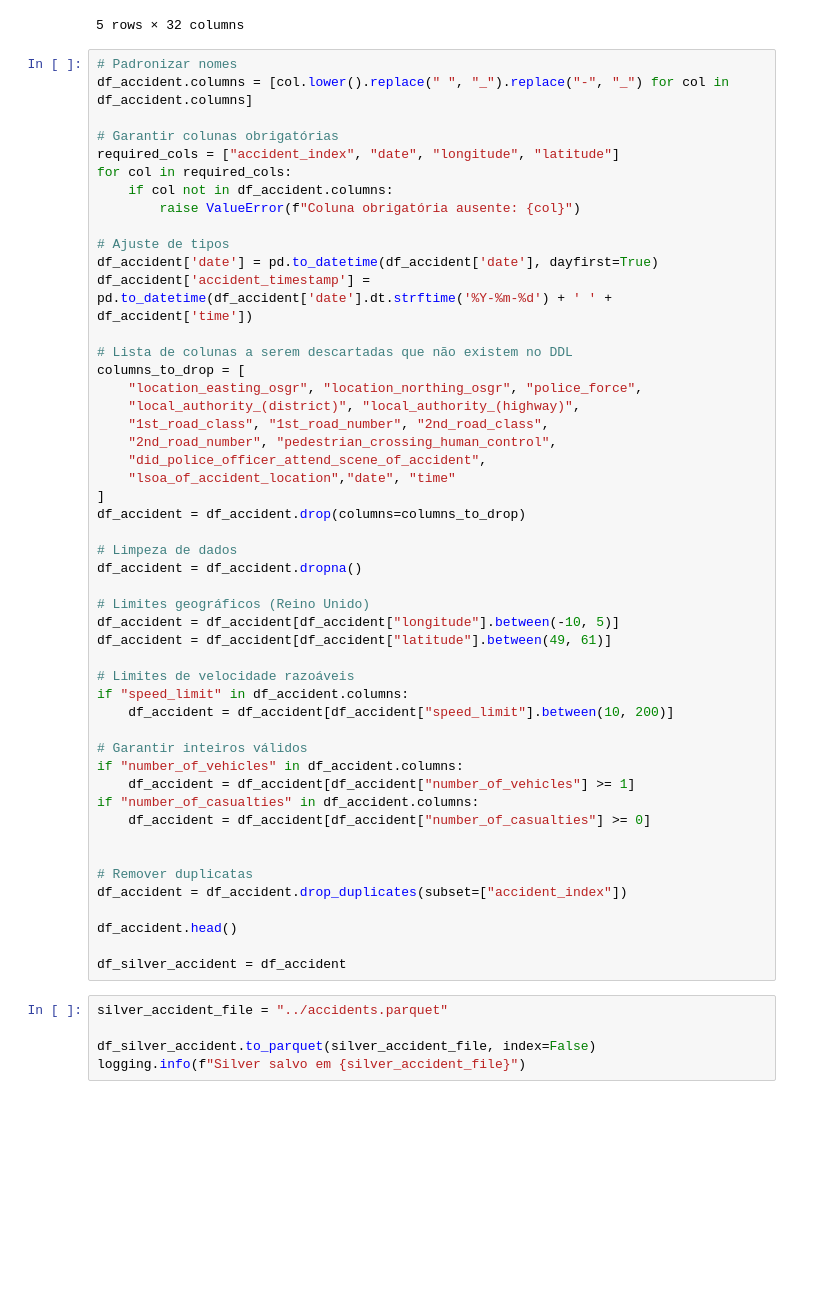
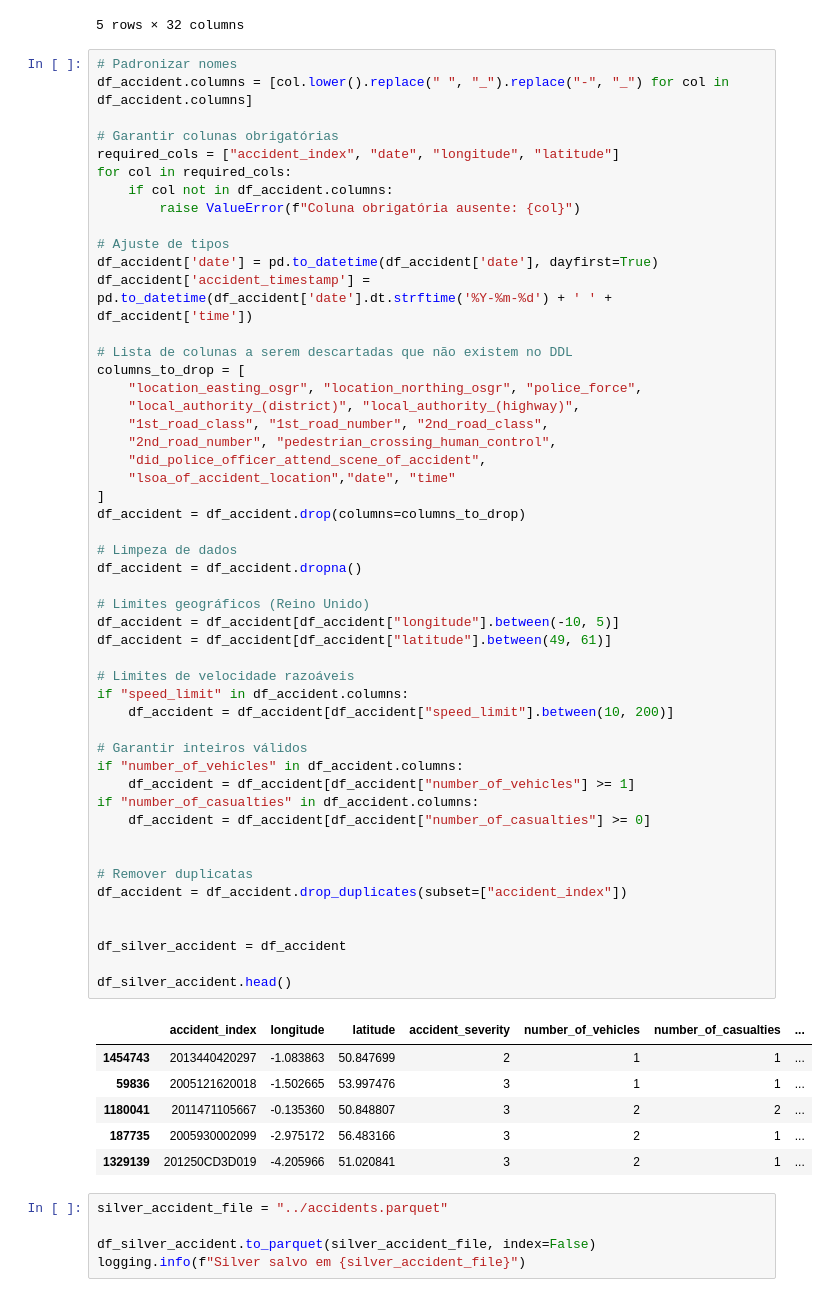
Before and after one commit to Data-Crash/dw-medallion, a Jupyter notebook: silver/etl/transform_panda.ipynb, the cells around one changed output. Cells and saved outputs as stored; diff of their text form; blank space fills up the shorter version.

```diff
--- a/silver/etl/transform_panda.ipynb
+++ b/silver/etl/transform_panda.ipynb
@@ -52,34 +52,42 @@ columns_to_drop = [
     "1st_road_class", "1st_road_number", "2nd_road_class",
     "2nd_road_number", "pedestrian_crossing_human_control",
     "did_police_officer_attend_scene_of_accident",
     "lsoa_of_accident_location","date", "time"
 ]
 df_accident = df_accident.drop(columns=columns_to_drop)
 
 # Limpeza de dados
 df_accident = df_accident.dropna()
 
 # Limites geográficos (Reino Unido)
 df_accident = df_accident[df_accident["longitude"].between(-10, 5)]
 df_accident = df_accident[df_accident["latitude"].between(49, 61)]
 
 # Limites de velocidade razoáveis
 if "speed_limit" in df_accident.columns:
     df_accident = df_accident[df_accident["speed_limit"].between(10, 200)]
 
 # Garantir inteiros válidos
 if "number_of_vehicles" in df_accident.columns:
     df_accident = df_accident[df_accident["number_of_vehicles"] >= 1]
 if "number_of_casualties" in df_accident.columns:
     df_accident = df_accident[df_accident["number_of_casualties"] >= 0]
 
 
 # Remover duplicatas
 df_accident = df_accident.drop_duplicates(subset=["accident_index"])
 
-df_accident.head()
 
 df_silver_accident = df_accident
+
+df_silver_accident.head()
+# %% [output]
+|  | accident_index | longitude | latitude | accident_severity | number_of_vehicles | number_of_casualties | ... |
+| 1454743 | 2013440420297 | -1.083863 | 50.847699 | 2 | 1 | 1 | ... |
+| 59836 | 2005121620018 | -1.502665 | 53.997476 | 3 | 1 | 1 | ... |
+| 1180041 | 2011471105667 | -0.135360 | 50.848807 | 3 | 2 | 2 | ... |
+| 187735 | 2005930002099 | -2.975172 | 56.483166 | 3 | 2 | 1 | ... |
+| 1329139 | 201250CD3D019 | -4.205966 | 51.020841 | 3 | 2 | 1 | ... |
 # %%
 silver_accident_file = "../accidents.parquet"
 
```
Also changed, not shown: parts of 7 cells of this notebook, 1 other file.
